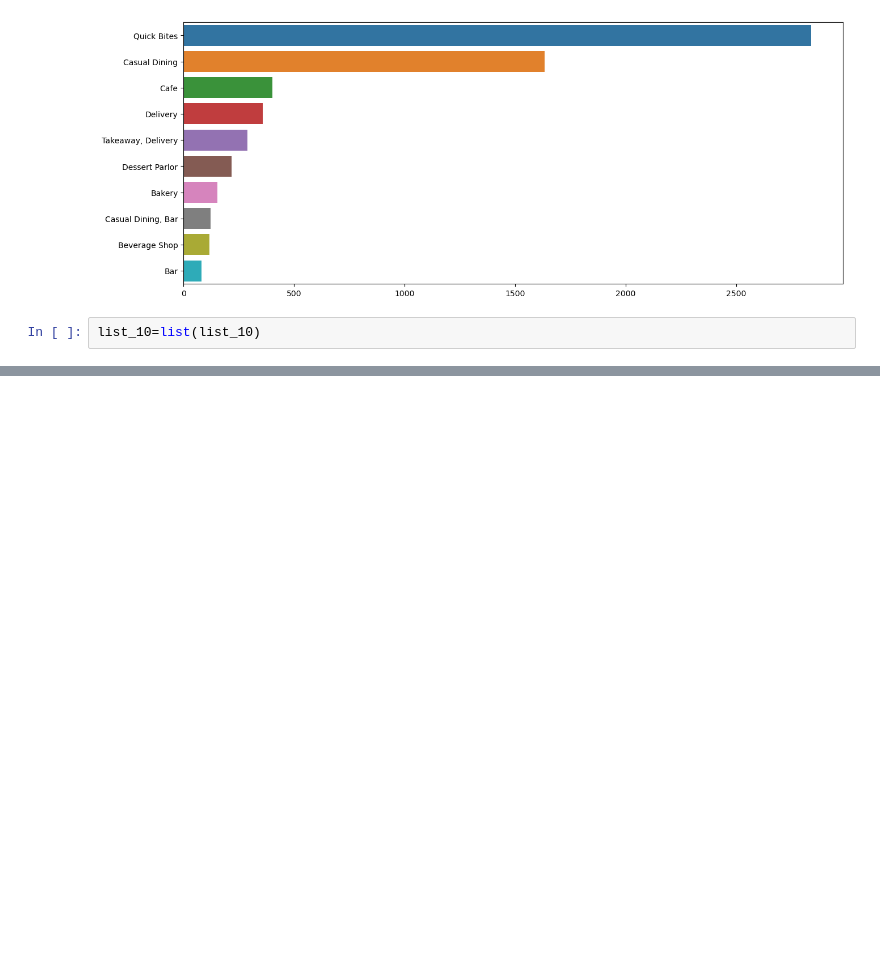
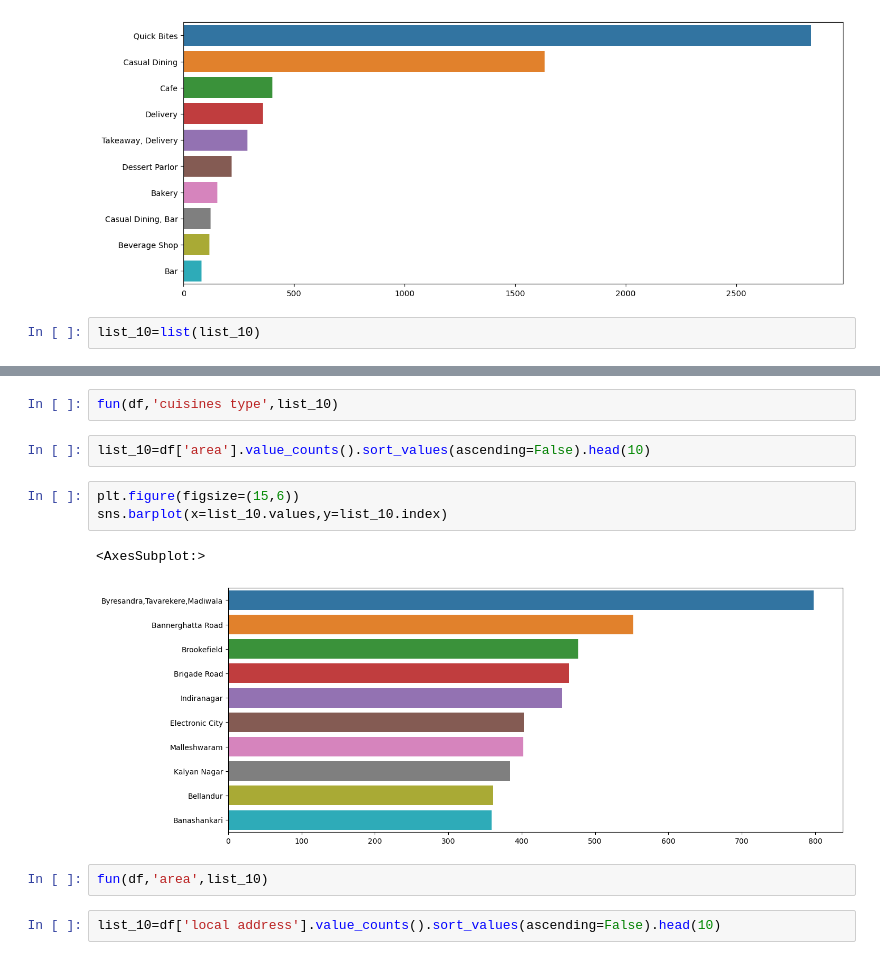
Before and after one commit to sunilbhandari123/Zomoto-Datasets, a Jupyter notebook: Untitled.ipynb, the cells around one changed output, grey strips where cells are left out. Cells and saved outputs as stored; diff of their text form; blank space fills up the shorter version.

```diff
--- a/Untitled.ipynb
+++ b/Untitled.ipynb
@@ -275,0 +349,14 @@ df
+# %%
+fun(df,'cuisines type',list_10)
+# %%
+list_10=df['area'].value_counts().sort_values(ascending=False).head(10)
+# %%
+plt.figure(figsize=(15,6))
+sns.barplot(x=list_10.values,y=list_10.index)
+# %% [output]
+<AxesSubplot:>
+[figure, added]
+# %%
+fun(df,'area',list_10)
+# %%
+list_10=df['local address'].value_counts().sort_values(ascending=False).head(10)
```
Also changed, not shown: parts of 25 cells of this notebook.
